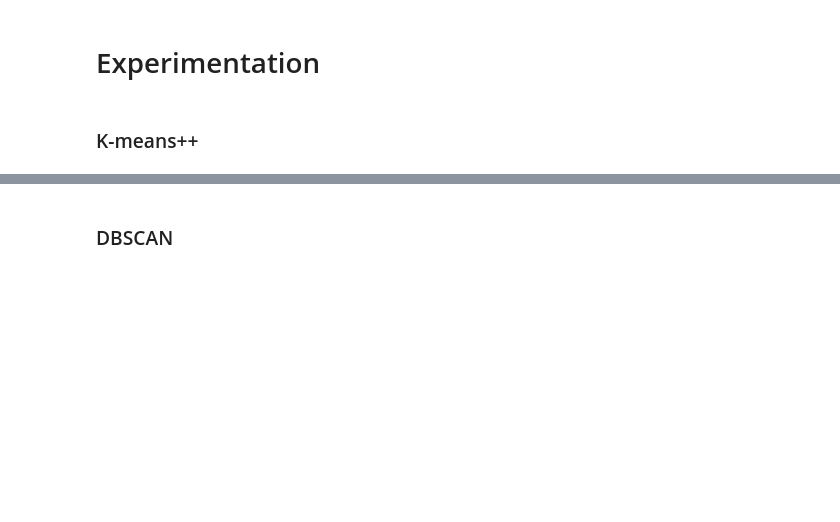
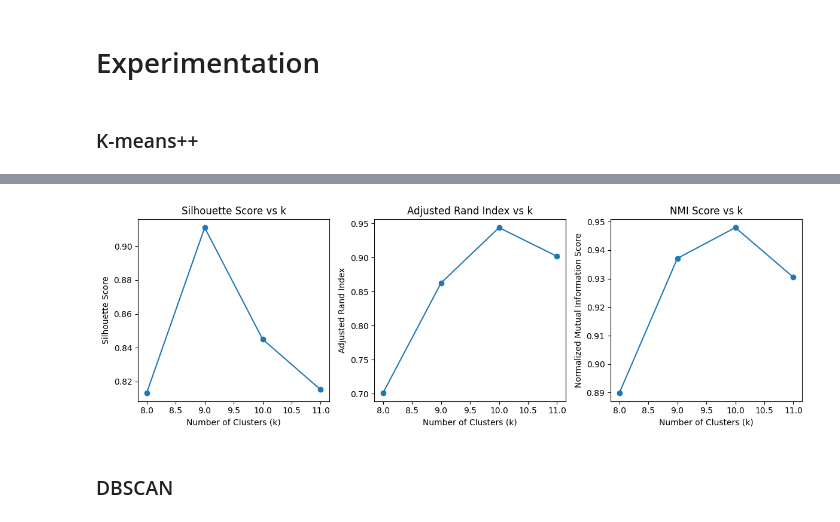
Before and after one commit to panchomb/Clustering_P2, a Jupyter notebook: clustering.ipynb, the cells around one changed output, grey strips where cells are left out. Saved outputs shown, nothing was run; the diff lists cells and outputs as text; code cells hidden in the pictures; blank space fills up the shorter version.

```diff
--- a/clustering.ipynb
+++ b/clustering.ipynb
@@ -324,3 +388,29 @@ ValueError: 'n_components' should be inferior to 4 for the barnes_hut algorithm
+# %%
+# Plot metrics
+plt.figure(figsize=(12, 4))
+
+plt.subplot(1, 3, 1)
+plt.plot(k_values, silhouette_scores, marker='o')
+plt.xlabel('Number of Clusters (k)')
+plt.ylabel('Silhouette Score')
+plt.title('Silhouette Score vs k')
+
+plt.subplot(1, 3, 2)
+plt.plot(k_values, rand_indices, marker='o')
+plt.xlabel('Number of Clusters (k)')
+plt.ylabel('Adjusted Rand Index')
+plt.title('Adjusted Rand Index vs k')
+
+plt.subplot(1, 3, 3)
+plt.plot(k_values, mutual_infos, marker='o')
+plt.xlabel('Number of Clusters (k)')
+plt.ylabel('Normalized Mutual Information Score')
+plt.title('NMI Score vs k')
+
+plt.tight_layout()
+plt.show()
+# %% [output]
+[figure, added]
 # %% [markdown]
 ### DBSCAN
 # %%
```
Also changed, not shown: parts of 8 cells of this notebook, 1 other file.
